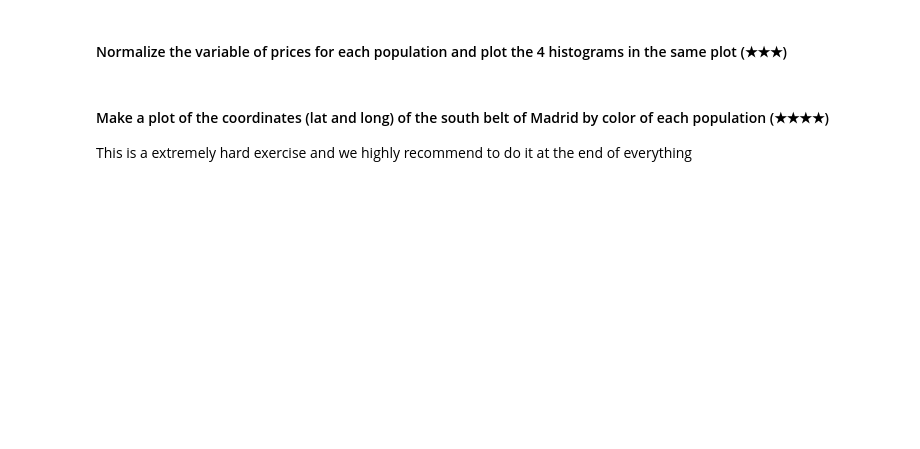
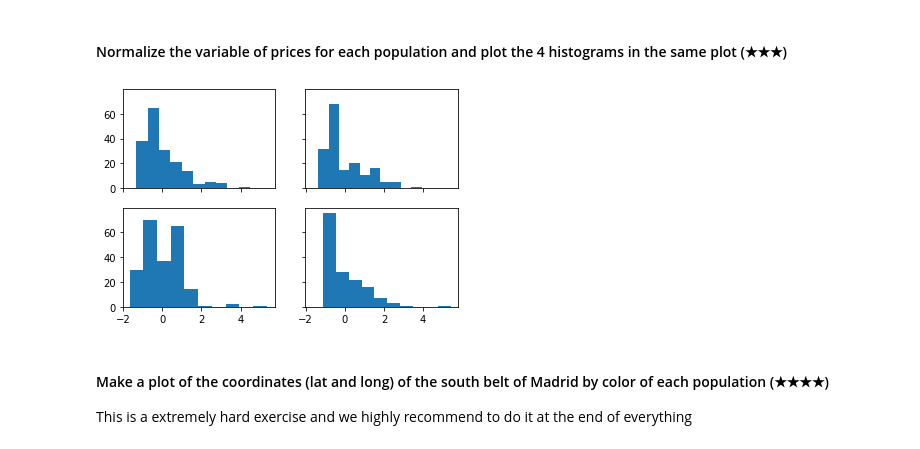
Before and after one commit to RominaGonella/Bootcamp_4Geeks, a Jupyter notebook: project.ipynb, the cells around one changed output. Drawn from its saved outputs; the diff is of its cells as text; code cells hidden in the pictures; blank space fills up the shorter version.

```diff
--- a/project.ipynb
+++ b/project.ipynb
@@ -59,2 +203,8 @@ None
 # %% [markdown]
 #### What is the most expensive home of each population? (★★☆)
+# %%
+max_level5 = data3.groupby('level5').max()
+max_price = max_level5['price'] # son los precios maximos por level5
+# abajo cuales son las casas de mayor precio por level5
+for i in range(len(max_price)):
+    print(str(max_price.index[i])+':'+str(data3['id_realEstates'][(data3['level5'] == max_price.index[i]) & (data3['price'] == max_price[i])]))
@@ -61,5 +220,17 @@ None
 # %% [markdown]
 #### Normalize the variable of prices for each population and plot the 4 histograms in the same plot (★★★)
+# %%
+import pandas as pd
+fig, ax = plt.subplots(2, 2, sharex = True, sharey = True)
+ax1 = pd.Series([0,0,1,1])
+ax2 = pd.Series([0,1,0,1])
+for i in range(len(labs)):
+    price = data3['price'][data3['level5']==labs[i]]
+    price_norm = (price - price.mean())/price.std()
+    ax[ax1[i],ax2[i]].hist(price_norm)
+plt.show()
+# %% [output]
+[figure, added]
 # %% [markdown]
 #### Make a plot of the coordinates (lat and long) of the south belt of Madrid by color of each population (★★★★)
 This is a extremely hard exercise and we highly recommend to do it at the end of everything
```
Also changed, not shown: parts of 15 cells of this notebook.
